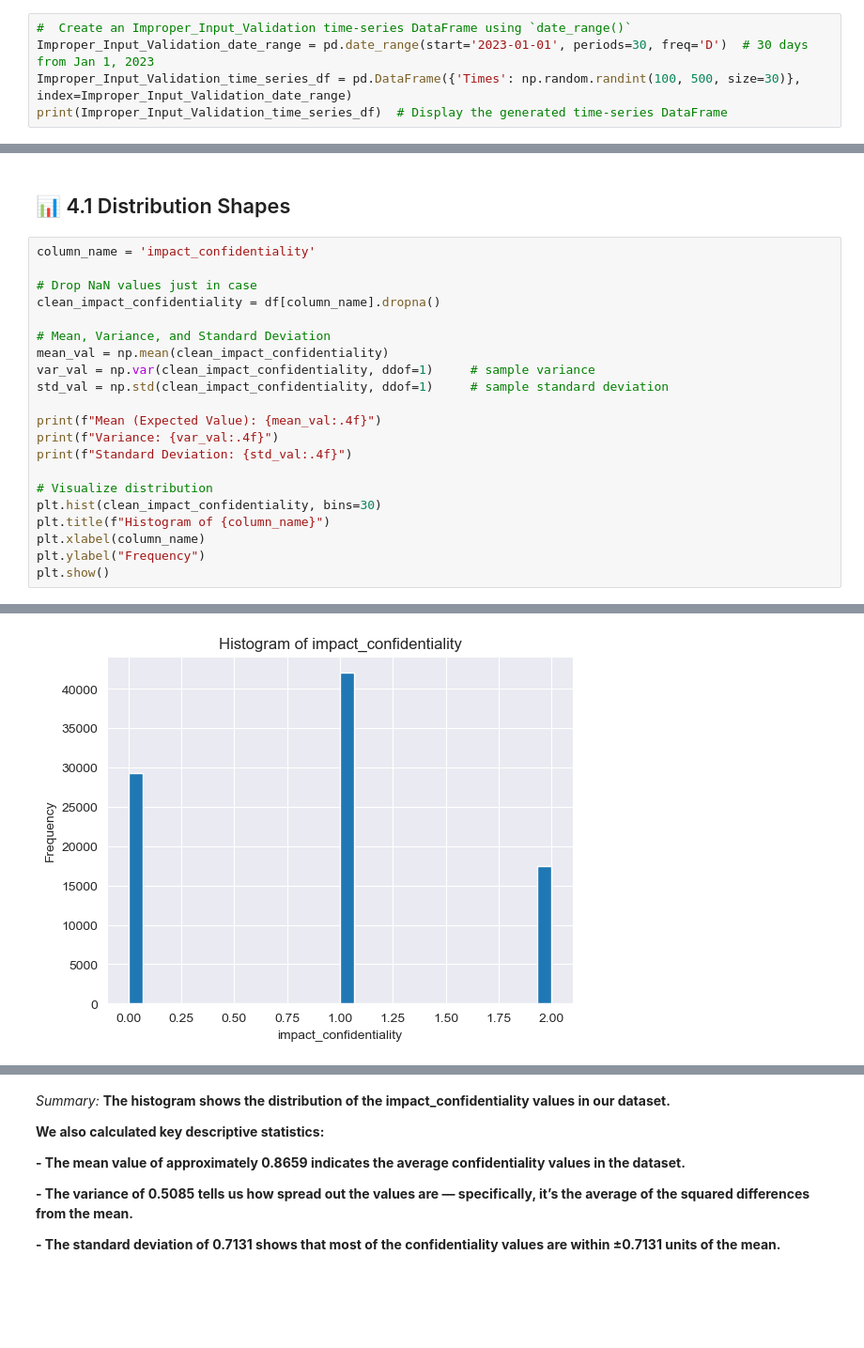
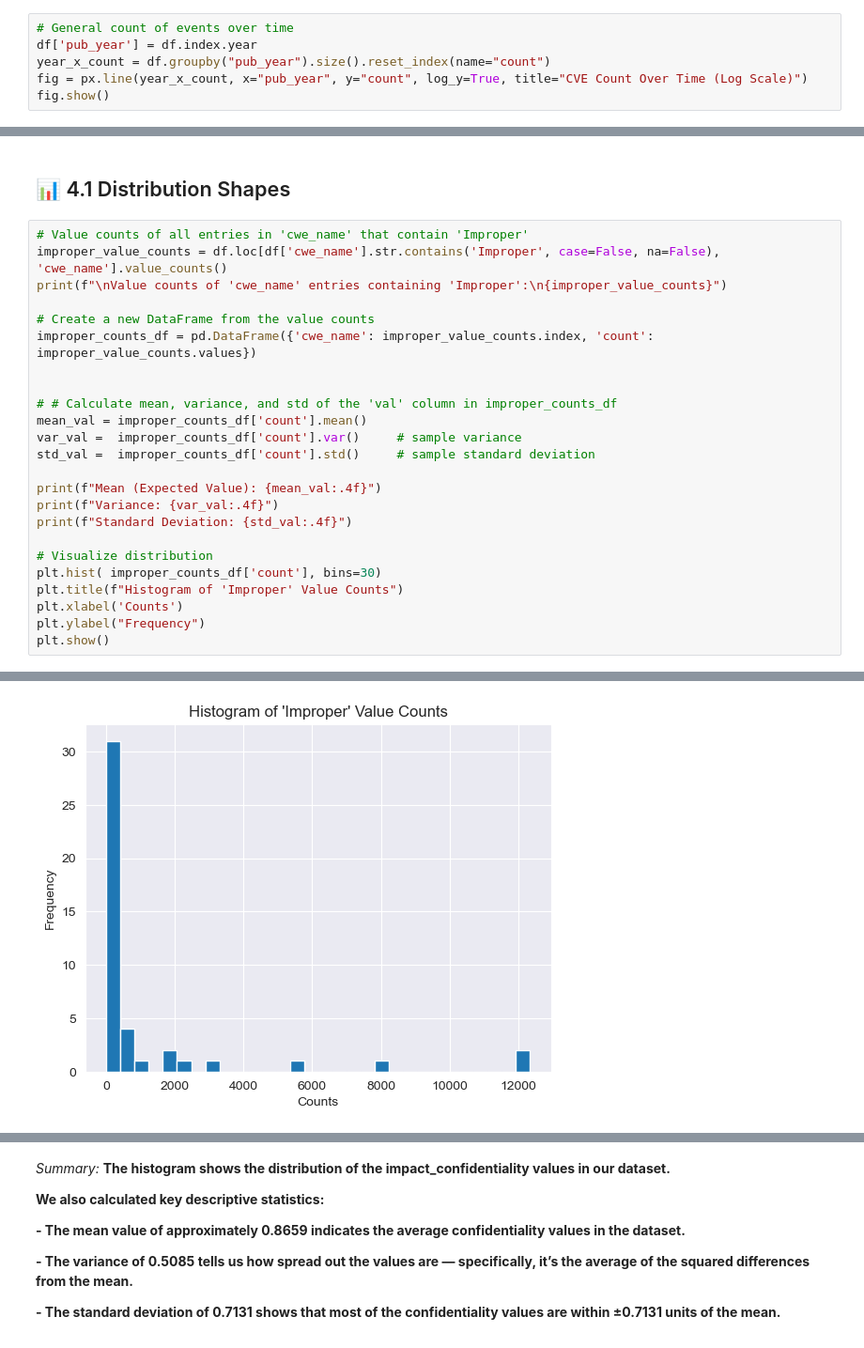
Before and after one commit to 01Qin/DataAnalytics, a Jupyter notebook: mini_project/Common Vulnerability.ipynb, the cells around one changed output, grey strips where cells are left out. Shown at 94% size. Drawn from its saved outputs; the diff is of its cells as text; blank space fills up the shorter version.

Commit message:
Calculate mean, variance, and std of the 'val' column in Exposure_counts_df

```diff
--- a/mini_project/cybersecurity.ipynb
+++ b/mini_project/Common Vulnerability.ipynb
@@ -213,6 +167,7 @@ pub_date
 # %%
-#  Create an Improper_Input_Validation time-series DataFrame using `date_range()`
-Improper_Input_Validation_date_range = pd.date_range(start='2023-01-01', periods=30, freq='D')  # 30 days from Jan 1, 2023
-Improper_Input_Validation_time_series_df = pd.DataFrame({'Times': np.random.randint(100, 500, size=30)}, index=Improper_Input_Validation_date_range)
-print(Improper_Input_Validation_time_series_df)  # Display the generated time-series DataFrame
+# General count of events over time
+df['pub_year'] = df.index.year
+year_x_count = df.groupby("pub_year").size().reset_index(name="count")
+fig = px.line(year_x_count, x="pub_year", y="count", log_y=True, title="CVE Count Over Time (Log Scale)")
+fig.show()
 # %% [output]
@@ -383,24 +329,27 @@ Interquartile Range (IQR) of confidentiality: 1.00
 # %% [markdown]
 ## 📊 4.1 Distribution Shapes
 # %%
-column_name = 'impact_confidentiality'
+# Value counts of all entries in 'cwe_name' that contain 'Improper'
+improper_value_counts = df.loc[df['cwe_name'].str.contains('Improper', case=False, na=False), 'cwe_name'].value_counts()
+print(f"\nValue counts of 'cwe_name' entries containing 'Improper':\n{improper_value_counts}")
 
-# Drop NaN values just in case
-clean_impact_confidentiality = df[column_name].dropna()
+# Create a new DataFrame from the value counts
+improper_counts_df = pd.DataFrame({'cwe_name': improper_value_counts.index, 'count': improper_value_counts.values})
 
-# Mean, Variance, and Standard Deviation
-mean_val = np.mean(clean_impact_confidentiality)
-var_val = np.var(clean_impact_confidentiality, ddof=1)     # sample variance
-std_val = np.std(clean_impact_confidentiality, ddof=1)     # sample standard deviation
+
+# # Calculate mean, variance, and std of the 'val' column in improper_counts_df
+mean_val = improper_counts_df['count'].mean()
+var_val =  improper_counts_df['count'].var()     # sample variance
+std_val =  improper_counts_df['count'].std()     # sample standard deviation
 
 print(f"Mean (Expected Value): {mean_val:.4f}")
 print(f"Variance: {var_val:.4f}")
 print(f"Standard Deviation: {std_val:.4f}")
 
 # Visualize distribution
-plt.hist(clean_impact_confidentiality, bins=30)
-plt.title(f"Histogram of {column_name}")
-plt.xlabel(column_name)
+plt.hist( improper_counts_df['count'], bins=30)
+plt.title(f"Histogram of 'Improper' Value Counts")
+plt.xlabel('Counts')
 plt.ylabel("Frequency")
 plt.show()
 # %% [output]
@@ -410 +373 @@ Standard Deviation: 0.7131
-[figure, old version]
+[figure, new version]
```
Also changed, not shown: parts of 12 cells of this notebook.
